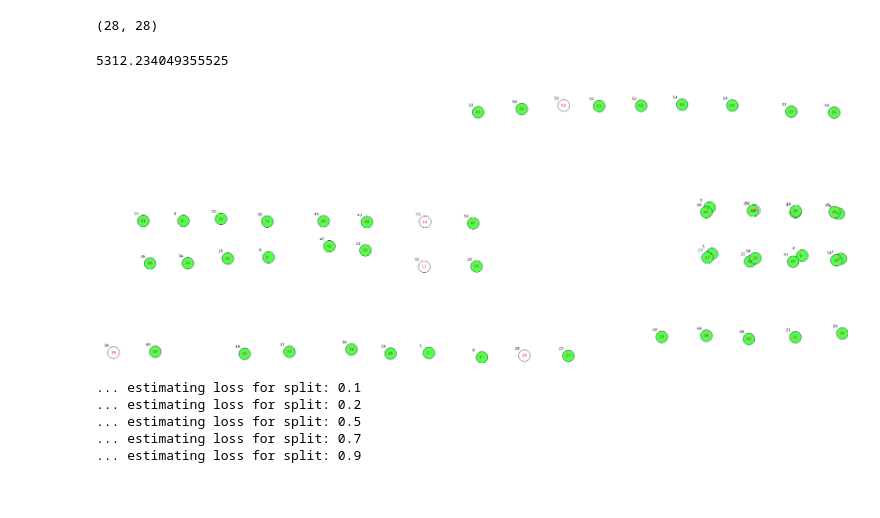
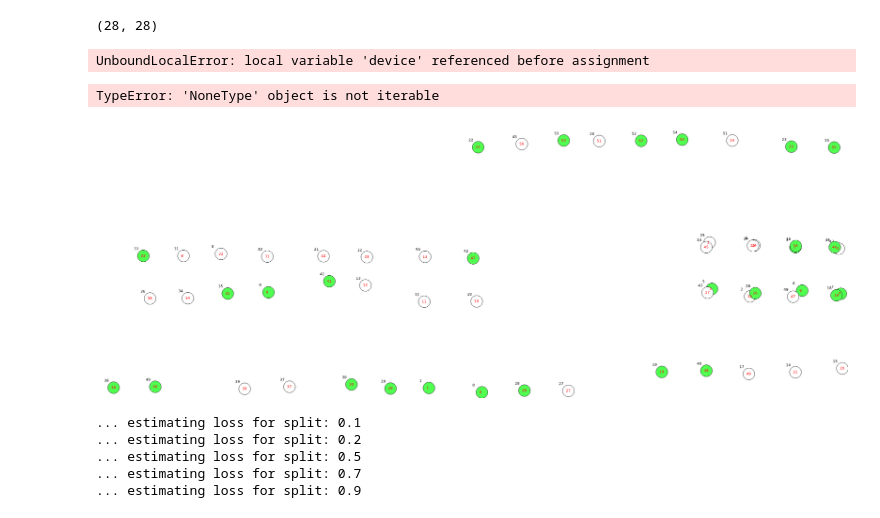
Before and after one commit to LizaLebedeva/junction-2021, a Jupyter notebook: carlos_workspace.ipynb, the cells around one changed output. Cells and saved outputs as stored; diff of their text form; code cells hidden in the pictures.

Commit message:
before last checkpoint

```diff
--- a/carlos_workspace.ipynb
+++ b/carlos_workspace.ipynb
@@ -59,32 +59,34 @@ len(known_devices), len(device_id_candidates)
 # %% [output]
 (28, 28)
 # %%
-model = ModelGreed(devices)
+model = ModelGreed()
 model.fit(df_events)
-model.map_unknowns(test_device_id_list)
+scored_devices = model.predict(devices, test_device_id_list)
+# %% [output]
+UnboundLocalError: local variable 'device' referenced before assignment
 # %%
 # Calculate loss
 loss = 0
-for device in devices:
+for device in scored_devices:
     position = device.position
     real_position = real_device_id_to_position_map.get(device.device_id)
     loss += ((position[0] - real_position[0])**2 + (position[1] - real_position[1])**2)**0.5
 
 loss
 # %% [output]
-5312.234049355525
+TypeError: 'NoneType' object is not iterable
 # %%
 device_id_list = sorted(df_events.deviceid.unique())
 
-plot_devices(devices,
+plot_devices(scored_devices,
              device_id_list=device_id_list,
              to_file="model_greed_output.png",
              text_size=12,
              radius=40,
              train_device_id_list=train_device_id_list,
              real_device_id_to_position_map=real_device_id_to_position_map)
 # %% [output]
-[figure, old version]
+[figure, new version]
 # %%
 device_id_list = sorted(df_events.deviceid.unique())
 
```
Also changed, not shown: parts of 4 cells of this notebook, 4 other files.
